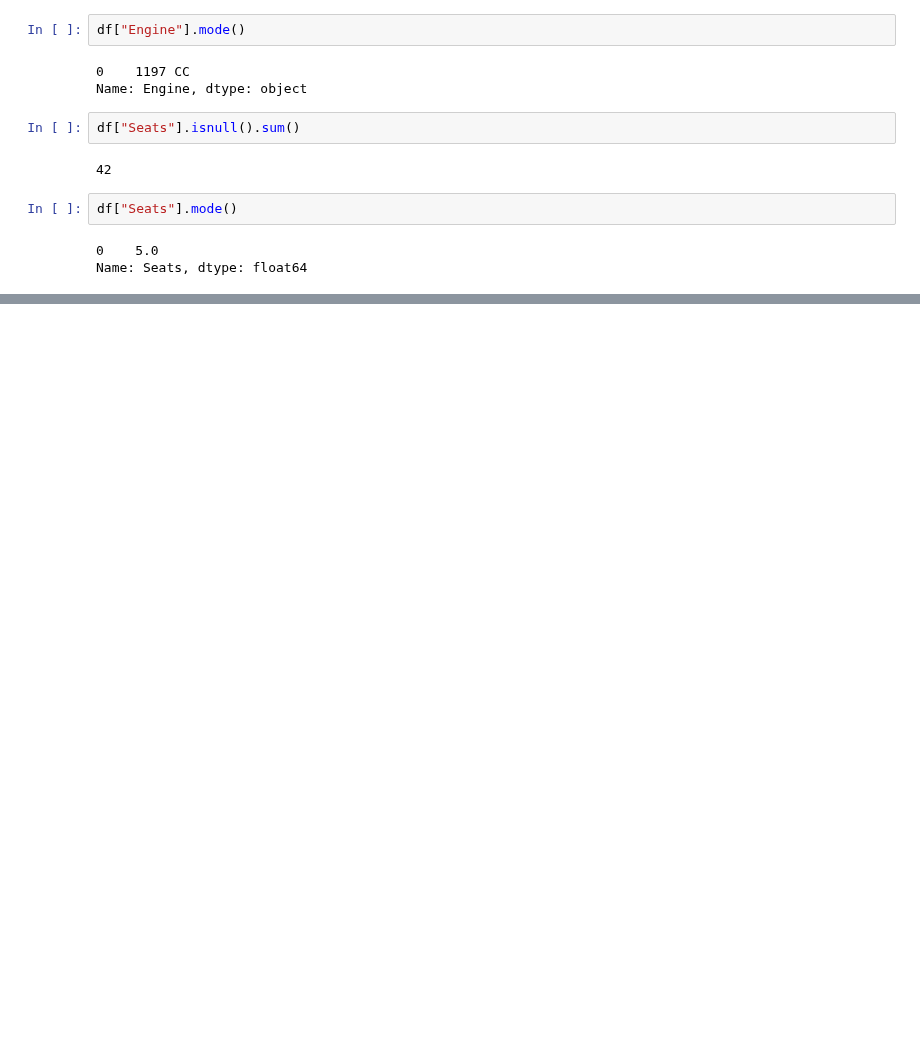
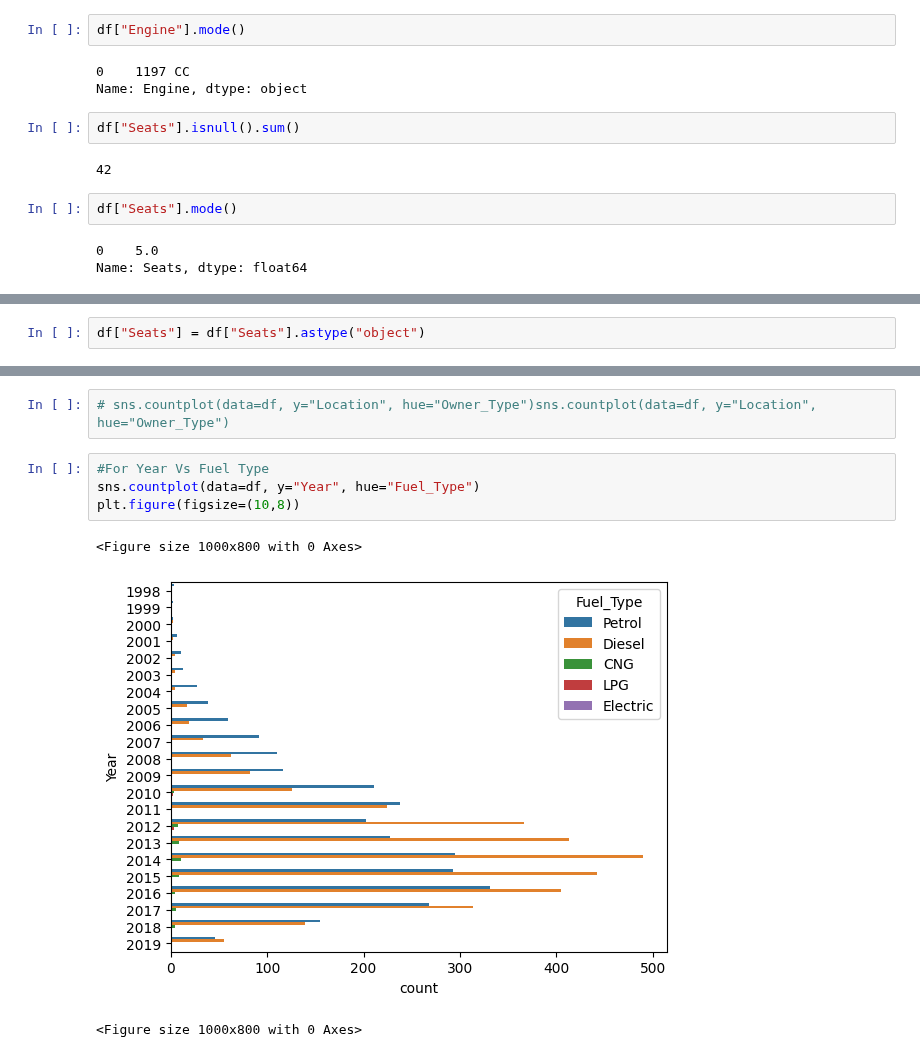
Before and after one commit to Vanshaj14Mohan/AIML-College, a Jupyter notebook: Files/main.ipynb, the cells around one changed output, grey strips where cells are left out. Saved outputs shown, nothing was run; the diff lists cells and outputs as text; blank space fills up the shorter version.

```diff
--- a/Files/main.ipynb
+++ b/Files/main.ipynb
@@ -242,0 +323,2 @@ df.head()
+# %%
+df["Seats"] = df["Seats"].astype("object")
@@ -242,0 +347,10 @@ df.head()
+# %%
+# sns.countplot(data=df, y="Location", hue="Owner_Type")sns.countplot(data=df, y="Location", hue="Owner_Type")
+# %%
+#For Year Vs Fuel Type
+sns.countplot(data=df, y="Year", hue="Fuel_Type")
+plt.figure(figsize=(10,8))
+# %% [output]
+<Figure size 1000x800 with 0 Axes>
+[figure, added]
+<Figure size 1000x800 with 0 Axes>
```
Also changed, not shown: parts of 19 cells of this notebook.
